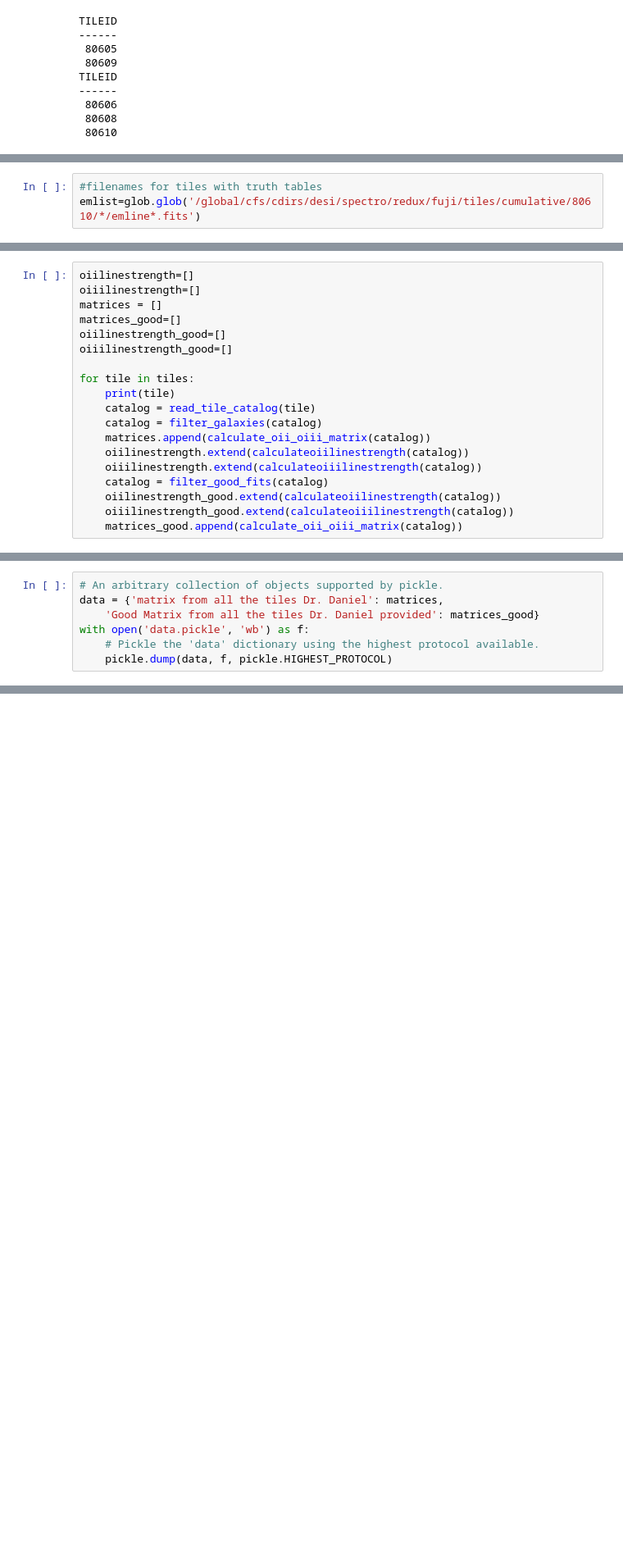
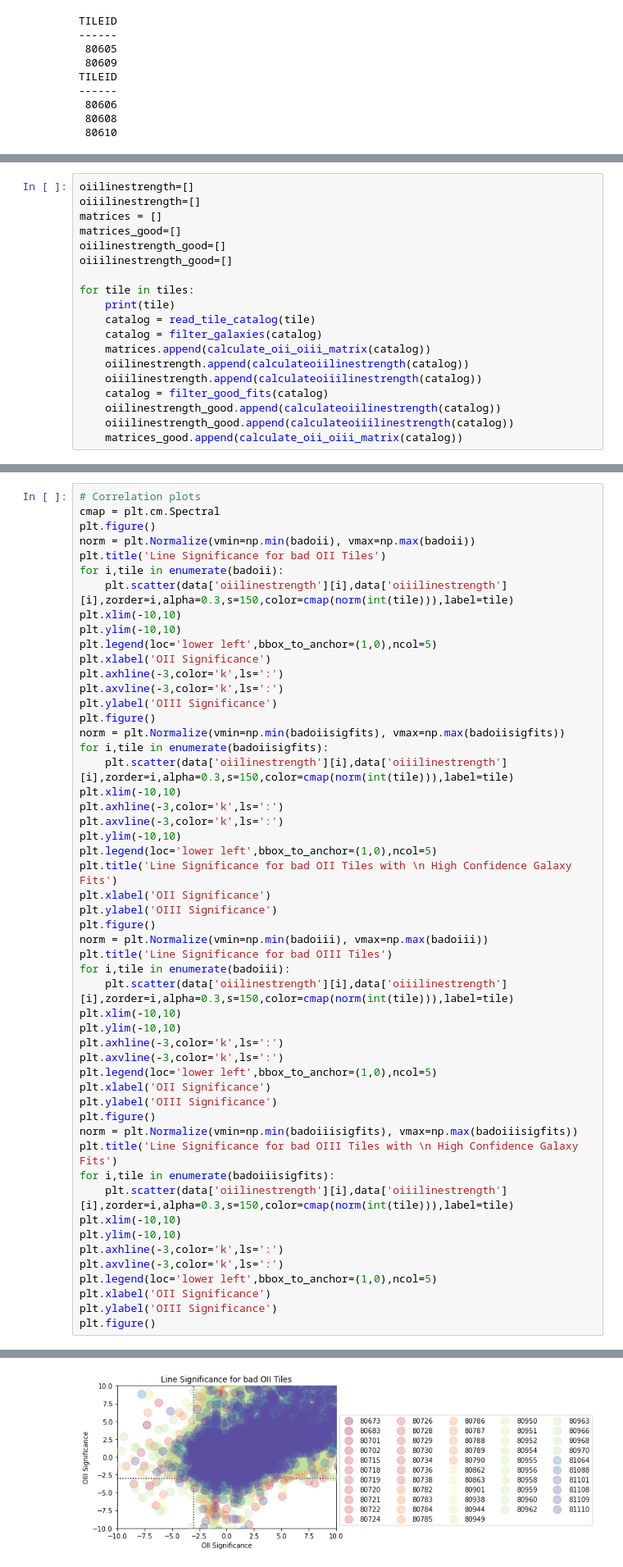
Before and after one commit to ShirshChhabra/DESIRedrock, a Jupyter notebook: Redrock.ipynb, the cells around one changed output, grey strips where cells are left out. Shown at 82% size. Saved outputs shown, nothing was run; the diff lists cells and outputs as text; blank space fills up the shorter version.

```diff
--- a/Redrock.ipynb
+++ b/Redrock.ipynb
@@ -42,3 +39,0 @@ TILEID
-# %%
-#filenames for tiles with truth tables
-emlist=glob.glob('/global/cfs/cdirs/desi/spectro/redux/fuji/tiles/cumulative/80610/*/emline*.fits')
@@ -260,9 +143,9 @@ for tile in tiles:
     catalog = read_tile_catalog(tile)
     catalog = filter_galaxies(catalog)
     matrices.append(calculate_oii_oiii_matrix(catalog))
-    oiilinestrength.extend(calculateoiilinestrength(catalog))
-    oiiilinestrength.extend(calculateoiiilinestrength(catalog))
+    oiilinestrength.append(calculateoiilinestrength(catalog))
+    oiiilinestrength.append(calculateoiiilinestrength(catalog))
     catalog = filter_good_fits(catalog)
-    oiilinestrength_good.extend(calculateoiilinestrength(catalog))
-    oiiilinestrength_good.extend(calculateoiiilinestrength(catalog))
+    oiilinestrength_good.append(calculateoiilinestrength(catalog))
+    oiiilinestrength_good.append(calculateoiiilinestrength(catalog))
     matrices_good.append(calculate_oii_oiii_matrix(catalog))
@@ -346,7 +151,0 @@ plt.legend()
-# %%
-# An arbitrary collection of objects supported by pickle.
-data = {'matrix from all the tiles Dr. Daniel': matrices,
-    'Good Matrix from all the tiles Dr. Daniel provided': matrices_good}
-with open('data.pickle', 'wb') as f:
-    # Pickle the 'data' dictionary using the highest protocol available.
-    pickle.dump(data, f, pickle.HIGHEST_PROTOCOL)
@@ -414,0 +170,53 @@ catalog['Z'].mask.nonzero()
+# %%
+# Correlation plots
+cmap = plt.cm.Spectral
+plt.figure()
+norm = plt.Normalize(vmin=np.min(badoii), vmax=np.max(badoii))
+plt.title('Line Significance for bad OII Tiles')
+for i,tile in enumerate(badoii):
+    plt.scatter(data['oiilinestrength'][i],data['oiiilinestrength'][i],zorder=i,alpha=0.3,s=150,color=cmap(norm(int(tile))),label=tile)
+plt.xlim(-10,10)
+plt.ylim(-10,10)
+plt.legend(loc='lower left',bbox_to_anchor=(1,0),ncol=5)
+plt.xlabel('OII Significance')
+plt.axhline(-3,color='k',ls=':')
+plt.axvline(-3,color='k',ls=':')
+plt.ylabel('OIII Significance')
+plt.figure()
+norm = plt.Normalize(vmin=np.min(badoiisigfits), vmax=np.max(badoiisigfits))
+for i,tile in enumerate(badoiisigfits):
+    plt.scatter(data['oiilinestrength'][i],data['oiiilinestrength'][i],zorder=i,alpha=0.3,s=150,color=cmap(norm(int(tile))),label=tile)
+plt.xlim(-10,10)
+plt.axhline(-3,color='k',ls=':')
+plt.axvline(-3,color='k',ls=':')
+plt.ylim(-10,10)
+plt.legend(loc='lower left',bbox_to_anchor=(1,0),ncol=5)
+plt.title('Line Significance for bad OII Tiles with \n High Confidence Galaxy Fits')
+plt.xlabel('OII Significance')
+plt.ylabel('OIII Significance')
+plt.figure()
+norm = plt.Normalize(vmin=np.min(badoiii), vmax=np.max(badoiii))
+plt.title('Line Significance for bad OIII Tiles')
+for i,tile in enumerate(badoiii):
+    plt.scatter(data['oiilinestrength'][i],data['oiiilinestrength'][i],zorder=i,alpha=0.3,s=150,color=cmap(norm(int(tile))),label=tile)
+plt.xlim(-10,10)
+plt.ylim(-10,10)
+plt.axhline(-3,color='k',ls=':')
+plt.axvline(-3,color='k',ls=':')
+plt.legend(loc='lower left',bbox_to_anchor=(1,0),ncol=5)
+plt.xlabel('OII Significance')
+plt.ylabel('OIII Significance')
+plt.figure()
+norm = plt.Normalize(vmin=np.min(badoiiisigfits), vmax=np.max(badoiiisigfits))
+plt.title('Line Significance for bad OIII Tiles with \n High Confidence Galaxy Fits')
+for i,tile in enumerate(badoiiisigfits):
+    plt.scatter(data['oiilinestrength'][i],data['oiiilinestrength'][i],zorder=i,alpha=0.3,s=150,color=cmap(norm(int(tile))),label=tile)
+plt.xlim(-10,10)
+plt.ylim(-10,10)
+plt.axhline(-3,color='k',ls=':')
+plt.axvline(-3,color='k',ls=':')
+plt.legend(loc='lower left',bbox_to_anchor=(1,0),ncol=5)
+plt.xlabel('OII Significance')
+plt.ylabel('OIII Significance')
+plt.figure()
+# %% [output]
@@ -414,0 +224 @@ catalog['Z'].mask.nonzero()
+[figure, added]
```
Also changed, not shown: parts of 45 cells of this notebook, 1 other file.
